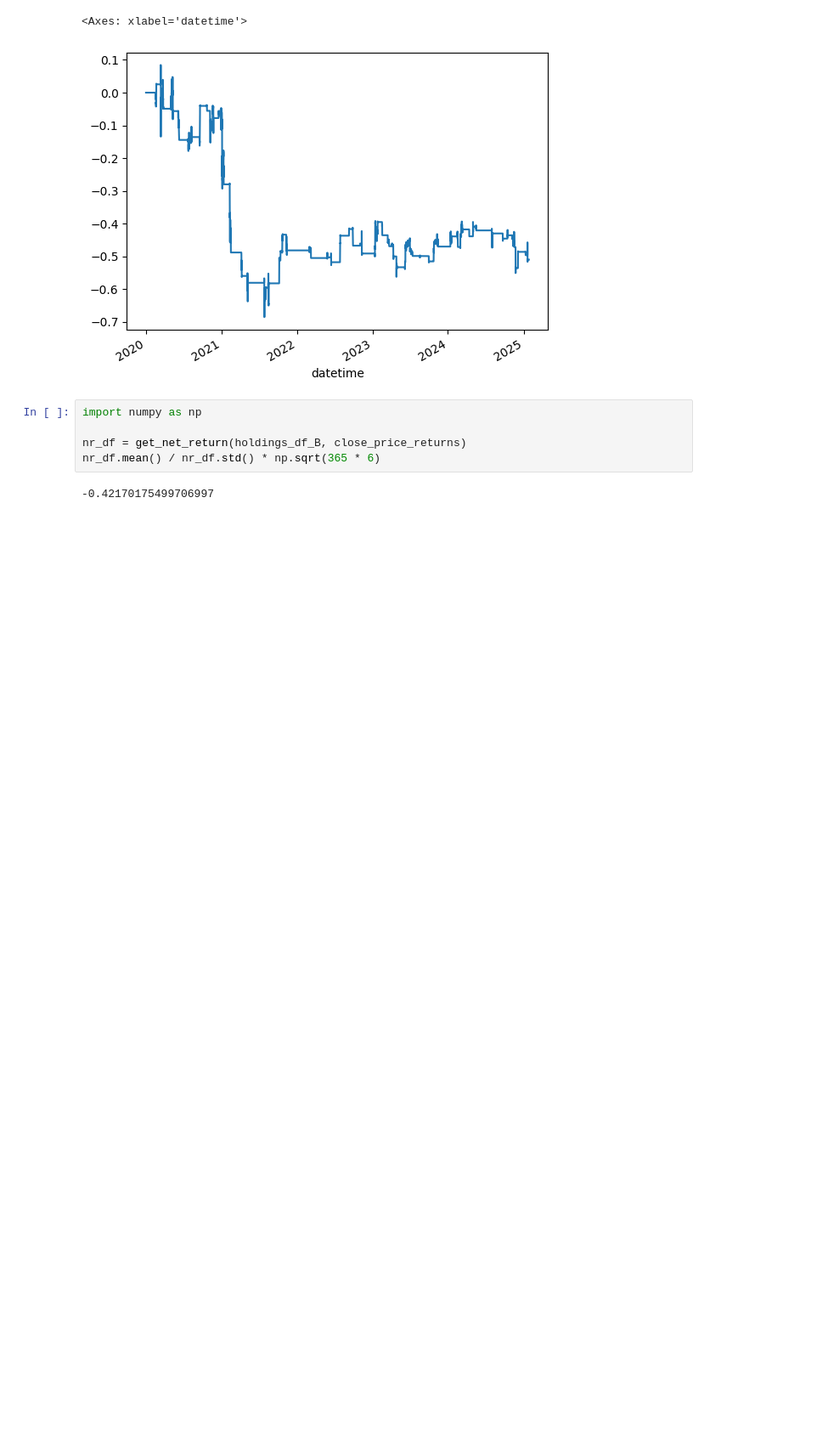
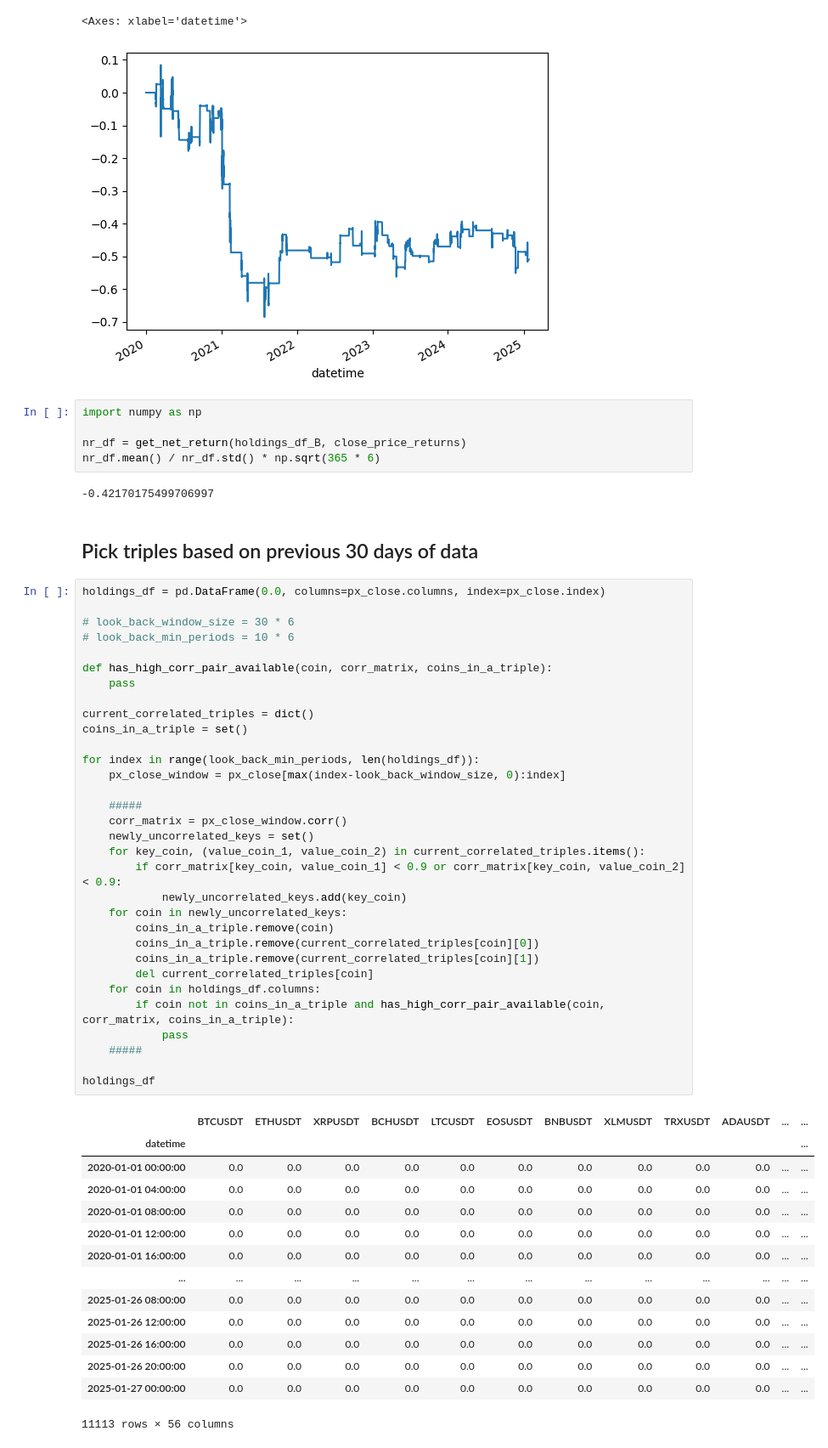
Before and after one commit to wbchristerson/jn-learning, a Jupyter notebook: strategy_09_dynamic_triples.ipynb, the cells around one changed output. Shown at 85% size. Drawn from its saved outputs; the diff is of its cells as text; blank space fills up the shorter version.

Commit message:
begin implementing dynamic triple selection for correlated coins

```diff
--- a/strategy_09_dynamic_triples.ipynb
+++ b/strategy_09_dynamic_triples.ipynb
@@ -853,3 +853,52 @@ nr_df = get_net_return(holdings_df_B, close_price_returns)
 nr_df.mean() / nr_df.std() * np.sqrt(365 * 6)
 # %% [output]
 -0.42170175499706997
+# %% [markdown]
+## Pick triples based on previous 30 days of data
+# %%
+holdings_df = pd.DataFrame(0.0, columns=px_close.columns, index=px_close.index)
+
+# look_back_window_size = 30 * 6
+# look_back_min_periods = 10 * 6
+
+def has_high_corr_pair_available(coin, corr_matrix, coins_in_a_triple):
+    pass
+
+current_correlated_triples = dict()
+coins_in_a_triple = set()
+
+for index in range(look_back_min_periods, len(holdings_df)):
+    px_close_window = px_close[max(index-look_back_window_size, 0):index]
+
+    #####
+    corr_matrix = px_close_window.corr()
+    newly_uncorrelated_keys = set()
+    for key_coin, (value_coin_1, value_coin_2) in current_correlated_triples.items():
+        if corr_matrix[key_coin, value_coin_1] < 0.9 or corr_matrix[key_coin, value_coin_2] < 0.9:
+            newly_uncorrelated_keys.add(key_coin)
+    for coin in newly_uncorrelated_keys:
+        coins_in_a_triple.remove(coin)
+        coins_in_a_triple.remove(current_correlated_triples[coin][0])
+        coins_in_a_triple.remove(current_correlated_triples[coin][1])
+        del current_correlated_triples[coin]
+    for coin in holdings_df.columns:
+        if coin not in coins_in_a_triple and has_high_corr_pair_available(coin, corr_matrix, coins_in_a_triple):
+            pass
+    #####
+
+holdings_df
+# %% [output]
+|  | BTCUSDT | ETHUSDT | XRPUSDT | BCHUSDT | LTCUSDT | EOSUSDT | BNBUSDT | XLMUSDT | TRXUSDT | ADAUSDT | ... | ... |
+| datetime |  |  |  |  |  |  |  |  |  |  |  | ... |
+| 2020-01-01 00:00:00 | 0.0 | 0.0 | 0.0 | 0.0 | 0.0 | 0.0 | 0.0 | 0.0 | 0.0 | 0.0 | ... | ... |
+| 2020-01-01 04:00:00 | 0.0 | 0.0 | 0.0 | 0.0 | 0.0 | 0.0 | 0.0 | 0.0 | 0.0 | 0.0 | ... | ... |
+| 2020-01-01 08:00:00 | 0.0 | 0.0 | 0.0 | 0.0 | 0.0 | 0.0 | 0.0 | 0.0 | 0.0 | 0.0 | ... | ... |
+| 2020-01-01 12:00:00 | 0.0 | 0.0 | 0.0 | 0.0 | 0.0 | 0.0 | 0.0 | 0.0 | 0.0 | 0.0 | ... | ... |
+| 2020-01-01 16:00:00 | 0.0 | 0.0 | 0.0 | 0.0 | 0.0 | 0.0 | 0.0 | 0.0 | 0.0 | 0.0 | ... | ... |
+| ... | ... | ... | ... | ... | ... | ... | ... | ... | ... | ... | ... | ... |
+| 2025-01-26 08:00:00 | 0.0 | 0.0 | 0.0 | 0.0 | 0.0 | 0.0 | 0.0 | 0.0 | 0.0 | 0.0 | ... | ... |
+| 2025-01-26 12:00:00 | 0.0 | 0.0 | 0.0 | 0.0 | 0.0 | 0.0 | 0.0 | 0.0 | 0.0 | 0.0 | ... | ... |
+| 2025-01-26 16:00:00 | 0.0 | 0.0 | 0.0 | 0.0 | 0.0 | 0.0 | 0.0 | 0.0 | 0.0 | 0.0 | ... | ... |
+| 2025-01-26 20:00:00 | 0.0 | 0.0 | 0.0 | 0.0 | 0.0 | 0.0 | 0.0 | 0.0 | 0.0 | 0.0 | ... | ... |
+| 2025-01-27 00:00:00 | 0.0 | 0.0 | 0.0 | 0.0 | 0.0 | 0.0 | 0.0 | 0.0 | 0.0 | 0.0 | ... | ... |
+11113 rows × 56 columns
```
Also changed, not shown: parts of 1 cell of this notebook.
